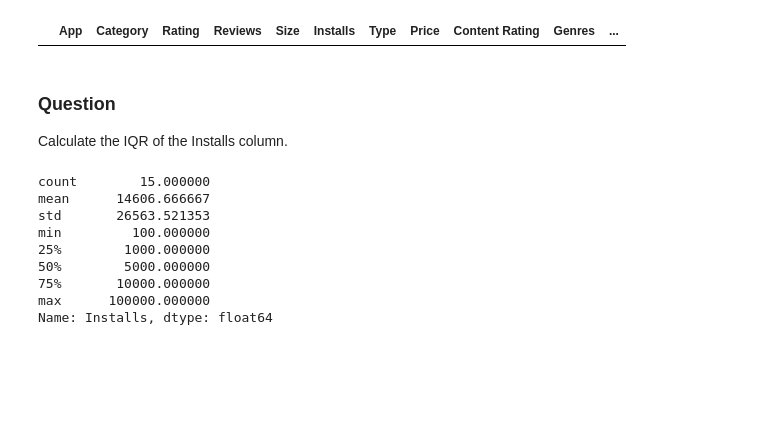
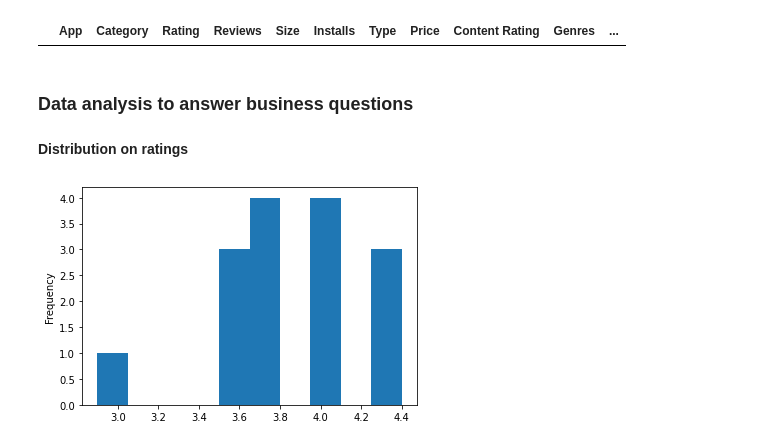
Before and after one commit to Code-tanisha/UPgrad-Python-Data-science-, a Jupyter notebook: Google_playstore_CaseStudy_Cleaning.ipynb, the cells around one changed output. Drawn from its saved outputs; the diff is of its cells as text; code cells hidden in the pictures; blank space fills up the shorter version.

```diff
--- a/Google_playstore_CaseStudy_Cleaning.ipynb
+++ b/Google_playstore_CaseStudy_Cleaning.ipynb
@@ -530,19 +473,5 @@ inp1[inp1['Reviews']>10000000]
 # no records are found
 # %% [output]
 |  | App | Category | Rating | Reviews | Size | Installs | Type | Price | Content Rating | Genres | ... |
-# %% [markdown]
-### Question
-
-Calculate the IQR of the Installs column.
-# %%
-inp1['Installs'].describe()
-# %% [output]
-count        15.000000
-mean      14606.666667
-std       26563.521353
-min         100.000000
-25%        1000.000000
-50%        5000.000000
-75%       10000.000000
-max      100000.000000
-Name: Installs, dtype: float64
+# %% [markdown]
+### **Data analysis to answer business questions**
@@ -548,0 +481,7 @@ Name: Installs, dtype: float64
+# %% [markdown]
+**Distribution on ratings**
+# %%
+inp1['Rating'].plot.hist()
+plt.show()
+# %% [output]
+[figure, added]
```
Also changed, not shown: parts of 67 cells of this notebook.
